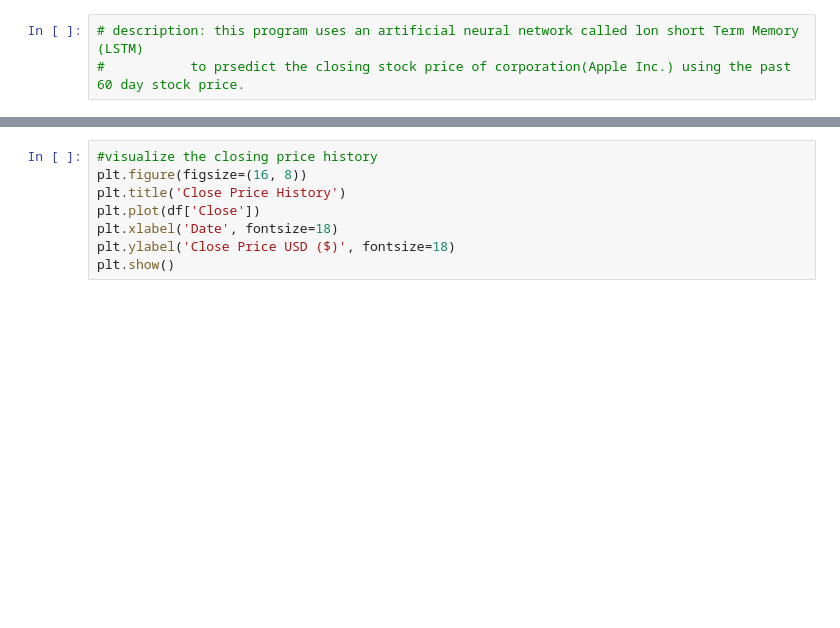
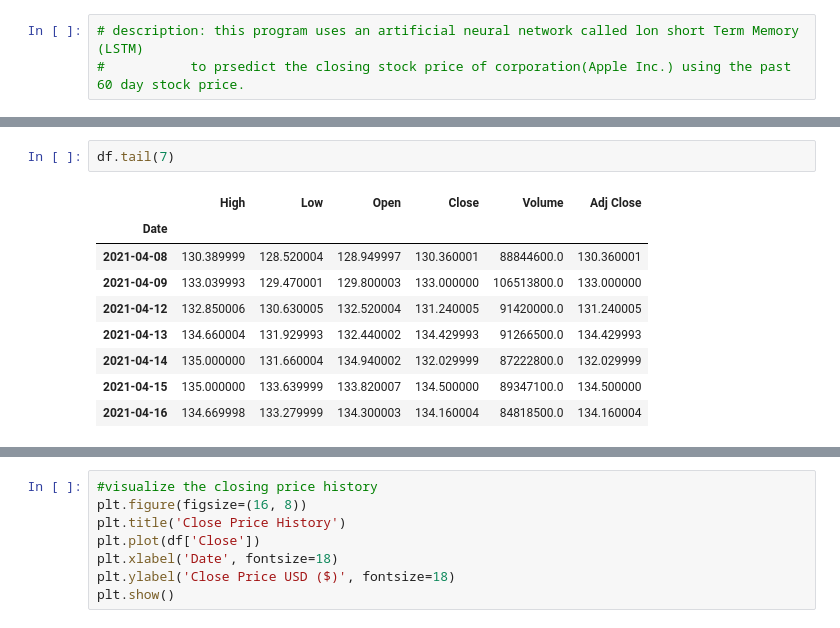
Before and after one commit to thembajsph/dataAnalytics, a Jupyter notebook: stockPredictor.ipynb, the cells around one changed output, grey strips where cells are left out. Drawn from its saved outputs; the diff is of its cells as text; blank space fills up the shorter version.

```diff
--- a/stockPredictor.ipynb
+++ b/stockPredictor.ipynb
@@ -55,3 +55,15 @@ df
+# %%
+df.tail(7)
+# %% [output]
+|  | High | Low | Open | Close | Volume | Adj Close |
+| Date |  |  |  |  |  |  |
+| 2021-04-08 | 130.389999 | 128.520004 | 128.949997 | 130.360001 | 88844600.0 | 130.360001 |
+| 2021-04-09 | 133.039993 | 129.470001 | 129.800003 | 133.000000 | 106513800.0 | 133.000000 |
+| 2021-04-12 | 132.850006 | 130.630005 | 132.520004 | 131.240005 | 91420000.0 | 131.240005 |
+| 2021-04-13 | 134.660004 | 131.929993 | 132.440002 | 134.429993 | 91266500.0 | 134.429993 |
+| 2021-04-14 | 135.000000 | 131.660004 | 134.940002 | 132.029999 | 87222800.0 | 132.029999 |
+| 2021-04-15 | 135.000000 | 133.639999 | 133.820007 | 134.500000 | 89347100.0 | 134.500000 |
+| 2021-04-16 | 134.669998 | 133.279999 | 134.300003 | 134.160004 | 84818500.0 | 134.160004 |
 # %%
 #Get the number of row and columns in data set
 df.shape
```
Also changed, not shown: parts of 2 cells of this notebook, 2 other files.
